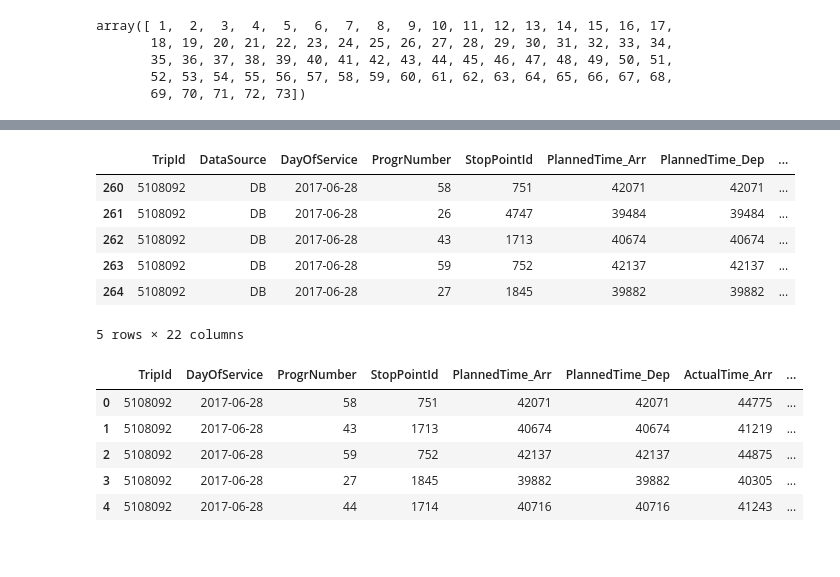
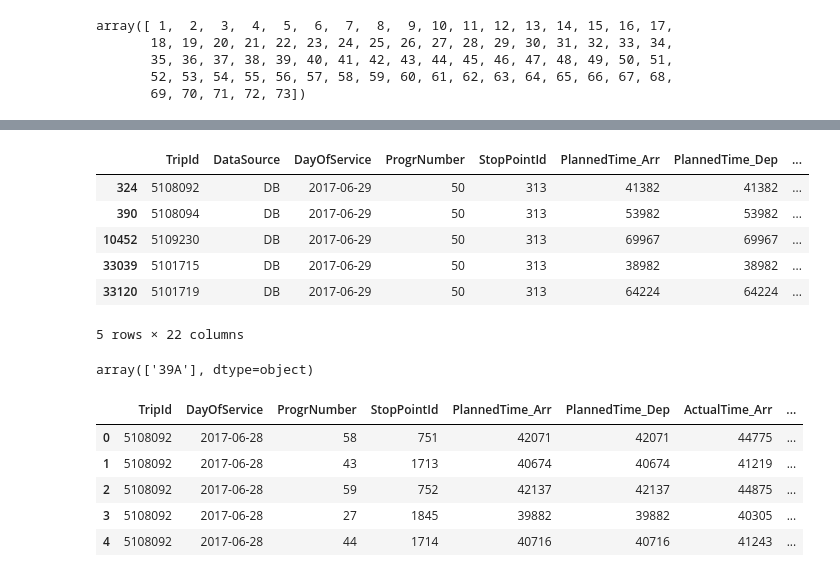
Before and after one commit to shanebird92/MSDP, a Jupyter notebook: backup/peng/scripts/ANN_example4.ipynb, the cells around one changed output, grey strips where cells are left out. Cells and saved outputs as stored; diff of their text form; code cells hidden in the pictures.

```diff
--- a/backup/peng/scripts/ANN_example4.ipynb
+++ b/backup/peng/scripts/ANN_example4.ipynb
@@ -45,15 +79,19 @@ def my_test3(d, a):
     #return a/3600
 sample_df['dayInterval'] = sample_df.apply(lambda row: my_test3(row['DayOfService'],row['PlannedTime_Arr']), axis=1)
 # %%
-sample_df.head()
+sample_df[(sample_df['StopPointId']==313)].head()
 # %% [output]
 |  | TripId | DataSource | DayOfService | ProgrNumber | StopPointId | PlannedTime_Arr | PlannedTime_Dep | ... |
-| 260 | 5108092 | DB | 2017-06-28 | 58 | 751 | 42071 | 42071 | ... |
-| 261 | 5108092 | DB | 2017-06-28 | 26 | 4747 | 39484 | 39484 | ... |
-| 262 | 5108092 | DB | 2017-06-28 | 43 | 1713 | 40674 | 40674 | ... |
-| 263 | 5108092 | DB | 2017-06-28 | 59 | 752 | 42137 | 42137 | ... |
-| 264 | 5108092 | DB | 2017-06-28 | 27 | 1845 | 39882 | 39882 | ... |
+| 324 | 5108092 | DB | 2017-06-29 | 50 | 313 | 41382 | 41382 | ... |
+| 390 | 5108094 | DB | 2017-06-29 | 50 | 313 | 53982 | 53982 | ... |
+| 10452 | 5109230 | DB | 2017-06-29 | 50 | 313 | 69967 | 69967 | ... |
+| 33039 | 5101715 | DB | 2017-06-29 | 50 | 313 | 38982 | 38982 | ... |
+| 33120 | 5101719 | DB | 2017-06-29 | 50 | 313 | 64224 | 64224 | ... |
 5 rows × 22 columns
+# %%
+sample_df['LineId'].unique()
+# %% [output]
+array(['39A'], dtype=object)
 # %%
 w_df = pd.read_csv("Weather.csv")
 # %%
```
Also changed, not shown: parts of 22 cells of this notebook, 8 other files.
